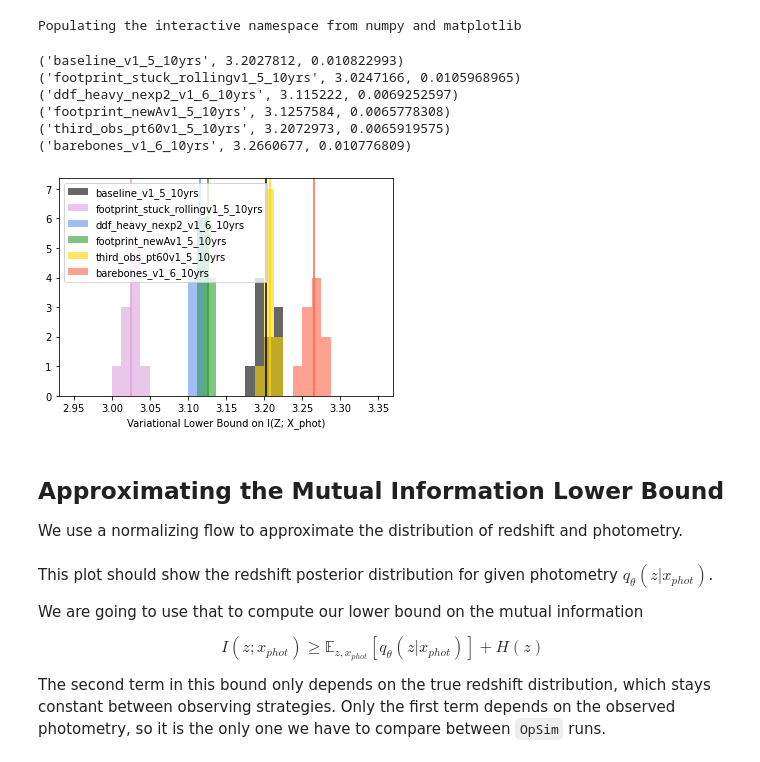
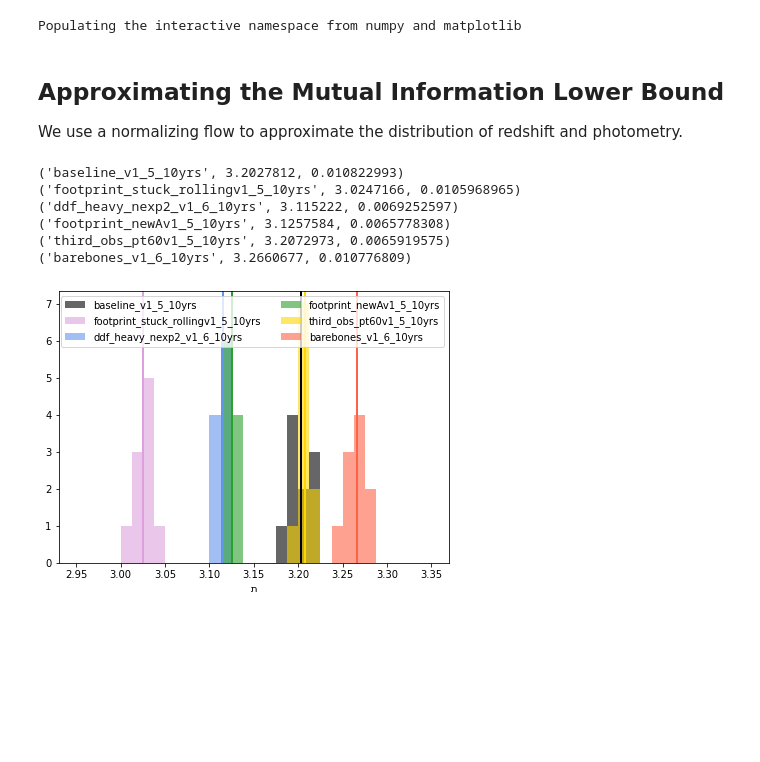
Before and after one commit to bscot/TheLastMetric, a Jupyter notebook: FigureTLMvsRedshift.ipynb, the cells around one changed output. Saved outputs shown, nothing was run; the diff lists cells and outputs as text; code cells hidden in the pictures; blank space fills up the shorter version.

```diff
--- a/FigureTLMvsRedshift.ipynb
+++ b/FigureTLMvsRedshift.ipynb
@@ -37,41 +37,33 @@ z_cats, phot_cats, available_os, os_names, os_colors = load_data()
 flows = {}
 for os in available_os:
   flows[os] = [Flow(file=f"trained_flows/flow_for_run_{os}_%d.pkl"%(i+1) ) for i in range(10)]
-# %%
-# Computing metric for each observing strategy
-all_tlm = {}
-for which_os in available_os:
-  all_tlm[which_os] = np.stack([ (compute_last_metric(f,
-                                          phot_cats[which_os],
-                                          z_cats[which_os], entropy_nbins=60)) for f in flows[which_os] ], axis=0)
-  print((os_names[which_os], np.mean(all_tlm[which_os]), np.std(np.mean(all_tlm[which_os], axis=1))))
-# %% [output]
-('baseline_v1_5_10yrs', 3.2027812, 0.010822993)
-('footprint_stuck_rollingv1_5_10yrs', 3.0247166, 0.0105968965)
-('ddf_heavy_nexp2_v1_6_10yrs', 3.115222, 0.0069252597)
-('footprint_newAv1_5_10yrs', 3.1257584, 0.0065778308)
-('third_obs_pt60v1_5_10yrs', 3.2072973, 0.0065919575)
-('barebones_v1_6_10yrs', 3.2660677, 0.010776809)
-# %%
-#figure(figsize=(10,5))
-for which_os in available_os:
-  hist(np.mean(all_tlm[which_os],axis=1), 32, range=[2.95, 3.35], alpha=0.6, color=os_colors[which_os], label=os_names[which_os])
-  axvline(np.mean(all_tlm[which_os]), color=os_colors[which_os])
-legend()
-xlabel('Variational Lower Bound on I(Z; X_phot)')
-#title('The Last Metric for different observing strategies (higher is better)')
-savefig('metrics.pdf', bbox_inches = 'tight', pad_inches = 0 )
-# %% [output]
-[figure, removed]
 # %% [markdown]
 ## Approximating the Mutual Information Lower Bound
 
 We use a normalizing flow to approximate the distribution of redshift and photometry.
-# %% [markdown]
-This plot should show the redshift posterior distribution for given photometry $q_\theta(z | x_{phot})$.
-
-We are going to use that to compute our lower bound on the mutual information
-
-$$I(z; x_{phot})  \geq \mathbb{E}_{z, x_{phot}} \left[ q_\theta(z | x_{phot}) \right]  + H(z)$$
-
-The second term in this bound only depends on the true redshift distribution, which stays constant between observing strategies. Only the first term depends on the observed photometry, so it is the only one we have to compare between `OpSim` runs.
+# %%
+# Computing metric for each observing strategy
+all_tlm = {}
+for which_os in available_os:
+  all_tlm[which_os] = np.stack([(compute_last_metric(f,
+                                          phot_cats[which_os],
+                                          z_cats[which_os], entropy_nbins=60)) for f in flows[which_os] ], axis=0)
+  print((os_names[which_os], np.mean(all_tlm[which_os]), np.std(np.mean(all_tlm[which_os], axis=1))))
+# %% [output]
+('baseline_v1_5_10yrs', 3.2027812, 0.010822993)
+('footprint_stuck_rollingv1_5_10yrs', 3.0247166, 0.0105968965)
+('ddf_heavy_nexp2_v1_6_10yrs', 3.115222, 0.0069252597)
+('footprint_newAv1_5_10yrs', 3.1257584, 0.0065778308)
+('third_obs_pt60v1_5_10yrs', 3.2072973, 0.0065919575)
+('barebones_v1_6_10yrs', 3.2660677, 0.010776809)
+# %%
+figure(figsize=(7,5))
+for which_os in available_os:
+  hist(np.mean(all_tlm[which_os],axis=1), 32, range=[2.95, 3.35], alpha=0.6,
+       color=os_colors[which_os], label=os_names[which_os])
+  axvline(np.mean(all_tlm[which_os]), color=os_colors[which_os], linewidth=2)
+legend(ncol=2)
+xlabel(chr(0x05ea))
+savefig('metrics.pdf', bbox_inches = 'tight', pad_inches = 0 )
+# %% [output]
+[figure, added]
```
Also changed, not shown: parts of 8 cells of this notebook.
